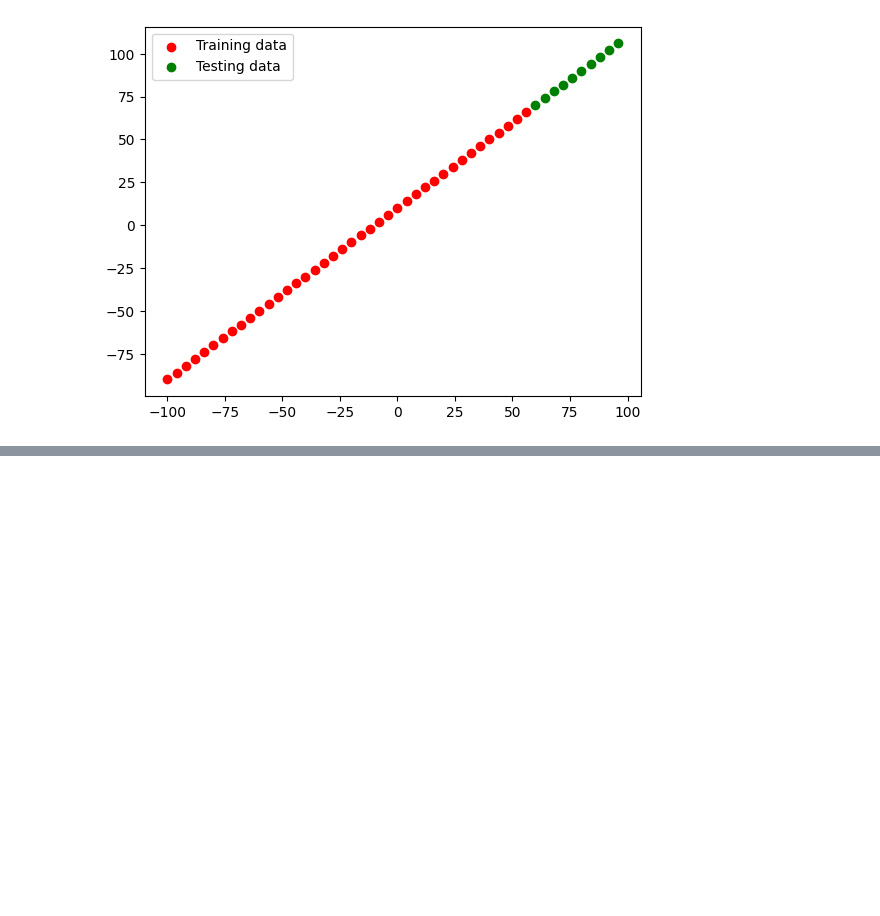
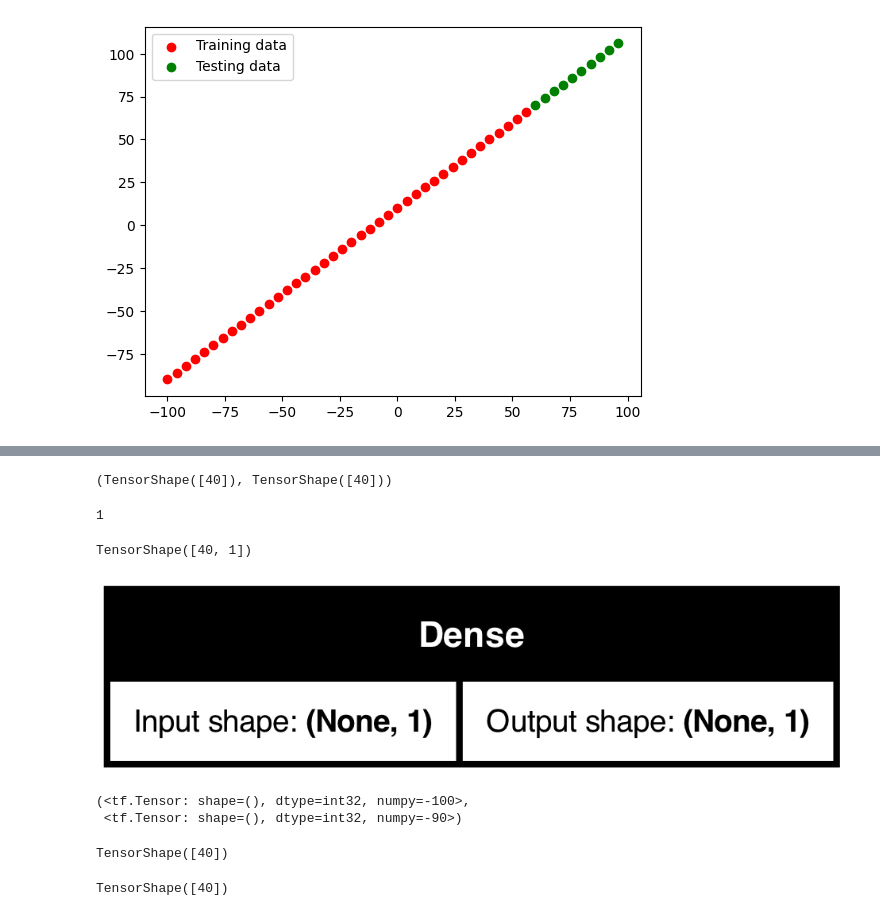
Before and after one commit to Linux-Server/DeepLearning, a Jupyter notebook: Tensorflow/01_nn_regression/regression.ipynb, the cells around one changed output, grey strips where cells are left out. Saved outputs shown, nothing was run; the diff lists cells and outputs as text; code cells hidden in the pictures; blank space fills up the shorter version.

```diff
--- a/Tensorflow/01_nn_regression/regression.ipynb
+++ b/Tensorflow/01_nn_regression/regression.ipynb
@@ -246,0 +254,6 @@ Model: "sequential_23"
+# %%
+# data
+X = tf.range(-100, 100, 4)
+X
+
+y = X+10
@@ -246,0 +278,9 @@ Model: "sequential_23"
+# %%
+X_train = X[:40]
+y_train = y[:40]
+
+X_test = X[40:]
+y_test = y[40:]
+
+
+len(X_train), len(X_test)
@@ -246,0 +289,18 @@ Model: "sequential_23"
+# %%
+# build model
+
+model = tf.keras.Sequential([
+    tf.keras.layers.Dense(100),
+    tf.keras.layers.Dense(1)
+])
+
+loss_fn = tf.keras.losses.MeanAbsoluteError()
+optimizer = tf.keras.optimizers.SGD()
+
+model.compile(loss=loss_fn, optimizer=optimizer)
+
+model.fit(tf.expand_dims(X_train,  axis=1), y_train, epochs=5) # train
+
+
+# training
+# model  --->  input(X_train) --- pred x_train (comp of actaul vs real)
@@ -246,0 +319,32 @@ Model: "sequential_23"
+# %%
+X_train.shape , y_train.shape
+# %% [output]
+(TensorShape([40]), TensorShape([40]))
+# %%
+X_train.ndim
+# %% [output]
+1
+# %%
+tf.expand_dims(X_train,  axis=1).shape
+# %% [output]
+TensorShape([40, 1])
+# %%
+from tensorflow.keras.utils import plot_model
+
+
+plot_model(model, show_shapes=True)
+# %% [output]
+[figure, added]
+# %%
+X_train[0] , y_train[0]
+# %% [output]
+(<tf.Tensor: shape=(), dtype=int32, numpy=-100>,
+ <tf.Tensor: shape=(), dtype=int32, numpy=-90>)
+# %%
+X_train.shape   (40, 1)
+# %% [output]
+TensorShape([40])
+# %%
+X_train.shape
+# %% [output]
+TensorShape([40])
```
Also changed, not shown: parts of 17 cells of this notebook, 1 other file.
